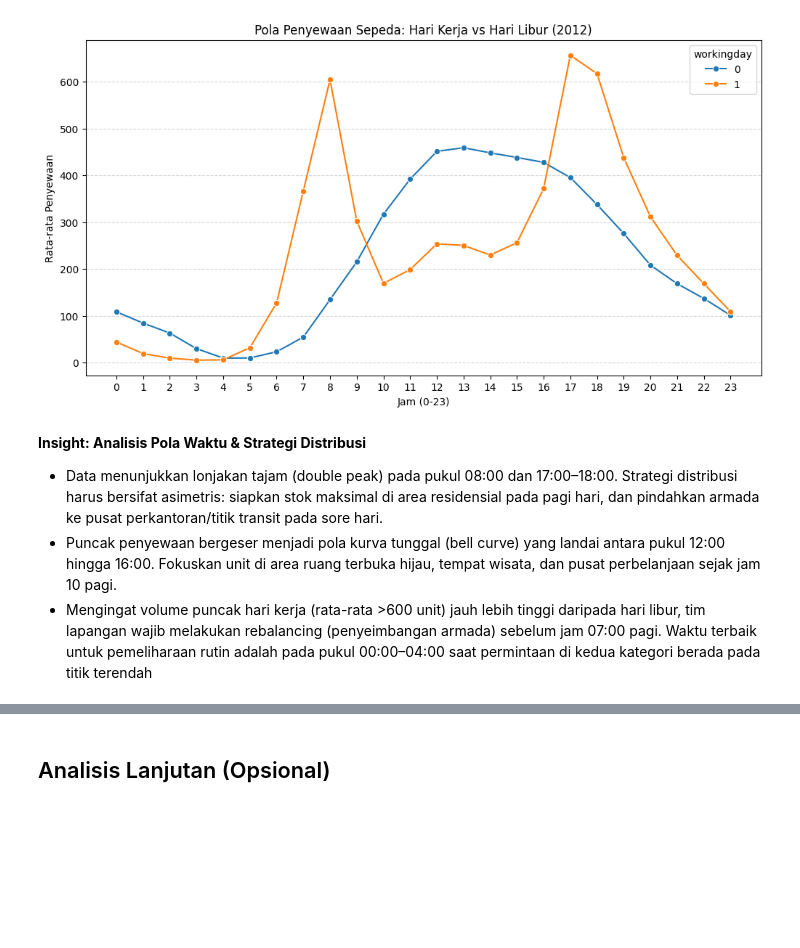
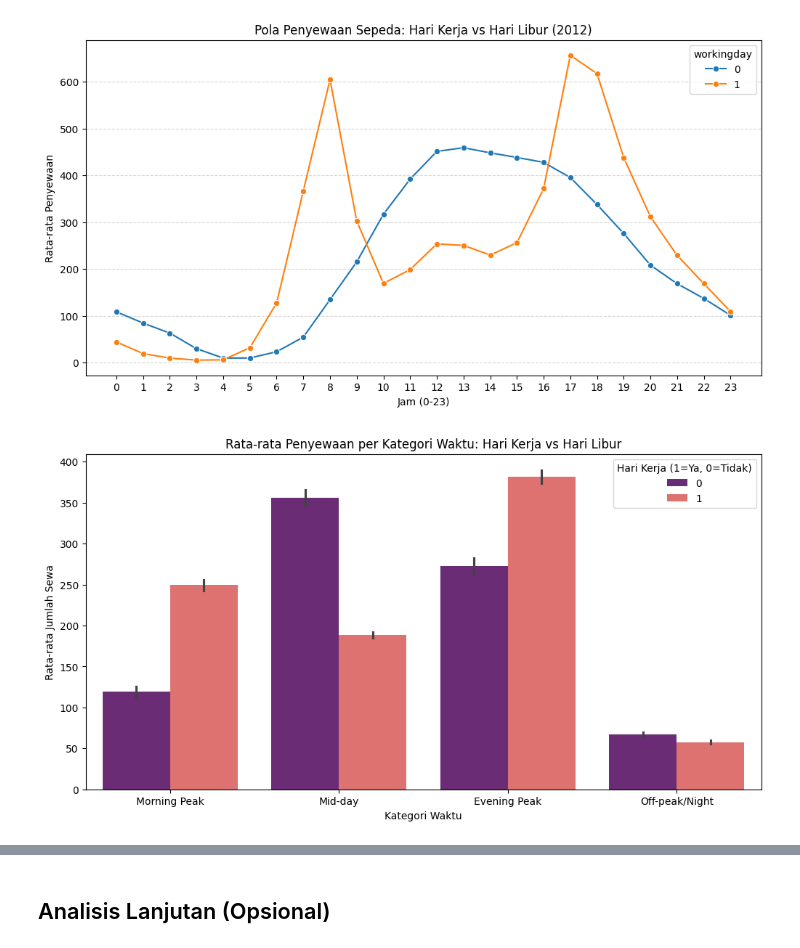
Before and after one commit to JohanaOktaviaRamadhani/Bike-Performance-Dashboard, a Jupyter notebook: notebook.ipynb, the cells around one changed output, grey strips where cells are left out. Drawn from its saved outputs; the diff is of its cells as text; code cells hidden in the pictures; blank space fills up the shorter version.

```diff
--- a/notebook.ipynb
+++ b/notebook.ipynb
@@ -261,0 +245,14 @@ dhour.groupby(by=["workingday", "hr"])["cnt"].mean().unstack()
+# %%
+def get_time_category(hour):
+    if 6 <= hour <= 10:
+        return 'Morning Peak'
+    elif 11 <= hour <= 15:
+        return 'Mid-day'
+    elif 16 <= hour <= 20:
+        return 'Evening Peak'
+    else:
+        return 'Off-peak/Night'
+
+dhour['time_category'] = dhour['hr'].apply(get_time_category)
+advanced_grouping = dhour.groupby(by=["workingday", "time_category"])["cnt"].mean().unstack()
+print(advanced_grouping)
@@ -336,8 +344,20 @@ plt.grid(axis='y', linestyle='--', alpha=0.5)
 plt.show()
 # %% [output]
 [figure]
-# %% [markdown]
-**Insight: Analisis Pola Waktu & Strategi Distribusi**
-- Data menunjukkan lonjakan tajam (double peak) pada pukul 08:00 dan 17:00–18:00. Strategi distribusi harus bersifat asimetris: siapkan stok maksimal di area residensial pada pagi hari, dan pindahkan armada ke pusat perkantoran/titik transit pada sore hari.
-- Puncak penyewaan bergeser menjadi pola kurva tunggal (bell curve) yang landai antara pukul 12:00 hingga 16:00. Fokuskan unit di area ruang terbuka hijau, tempat wisata, dan pusat perbelanjaan sejak jam 10 pagi.
-- Mengingat volume puncak hari kerja (rata-rata >600 unit) jauh lebih tinggi daripada hari libur, tim lapangan wajib melakukan rebalancing (penyeimbangan armada) sebelum jam 07:00 pagi. Waktu terbaik untuk pemeliharaan rutin adalah pada pukul 00:00–04:00 saat permintaan di kedua kategori berada pada titik terendah
+# %%
+plt.figure(figsize=(12, 6))
+sns.barplot(
+    data=dhour,
+    x='time_category',
+    y='cnt',
+    hue='workingday',
+    order=['Morning Peak', 'Mid-day', 'Evening Peak', 'Off-peak/Night'],
+    palette='magma'
+)
+plt.title('Rata-rata Penyewaan per Kategori Waktu: Hari Kerja vs Hari Libur')
+plt.ylabel('Rata-rata Jumlah Sewa')
+plt.xlabel('Kategori Waktu')
+plt.legend(title='Hari Kerja (1=Ya, 0=Tidak)')
+plt.show()
+# %% [output]
+[figure, added]
```
Also changed, not shown: parts of 8 cells of this notebook, 2 other files.
